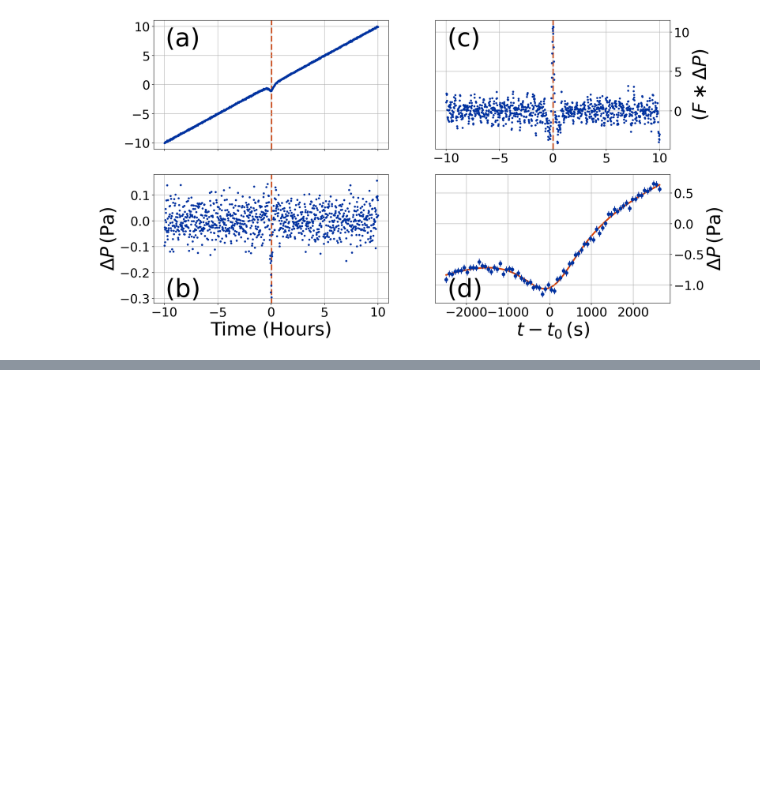
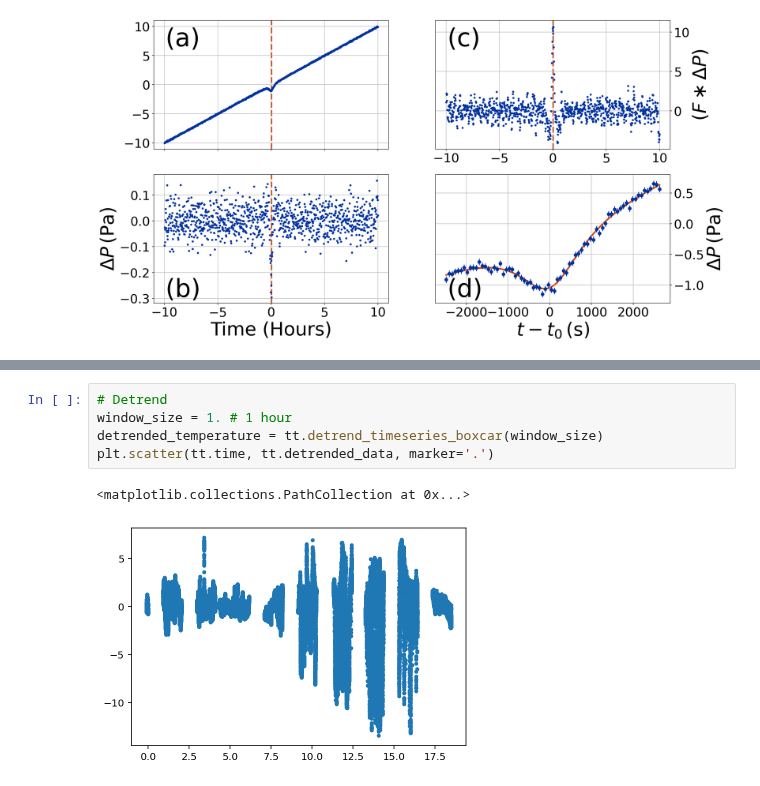
Before and after one commit to BoiseStatePlanetary/muldoon, a Jupyter notebook: docs/examples/Using_Muldoon.ipynb, the cells around one changed output, grey strips where cells are left out. Cells and saved outputs as stored; diff of their text form; blank space fills up the shorter version.

```diff
--- a/docs/examples/Using_Muldoon.ipynb
+++ b/docs/examples/Using_Muldoon.ipynb
@@ -193,0 +182,8 @@ print(tt.time)
+# %%
+# Detrend
+window_size = 1. # 1 hour
+detrended_temperature = tt.detrend_timeseries_boxcar(window_size)
+plt.scatter(tt.time, tt.detrended_data, marker='.')
+# %% [output]
+<matplotlib.collections.PathCollection at 0x...>
+[figure, added]
```
Also changed, not shown: parts of 11 cells of this notebook, 1 other file.
